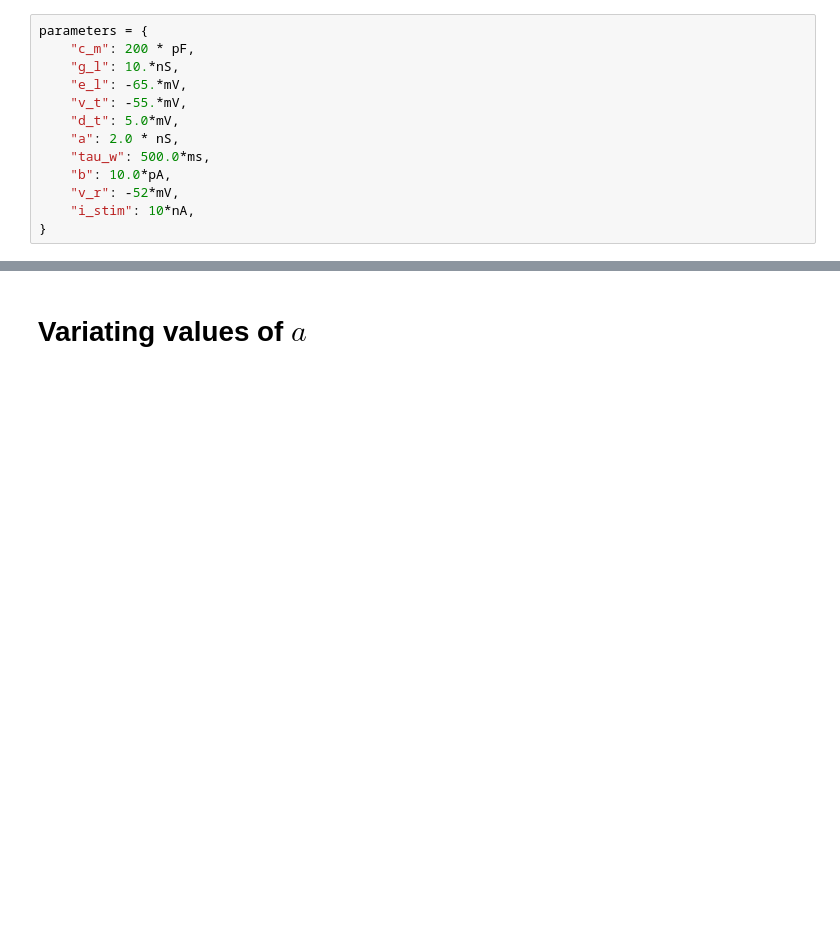
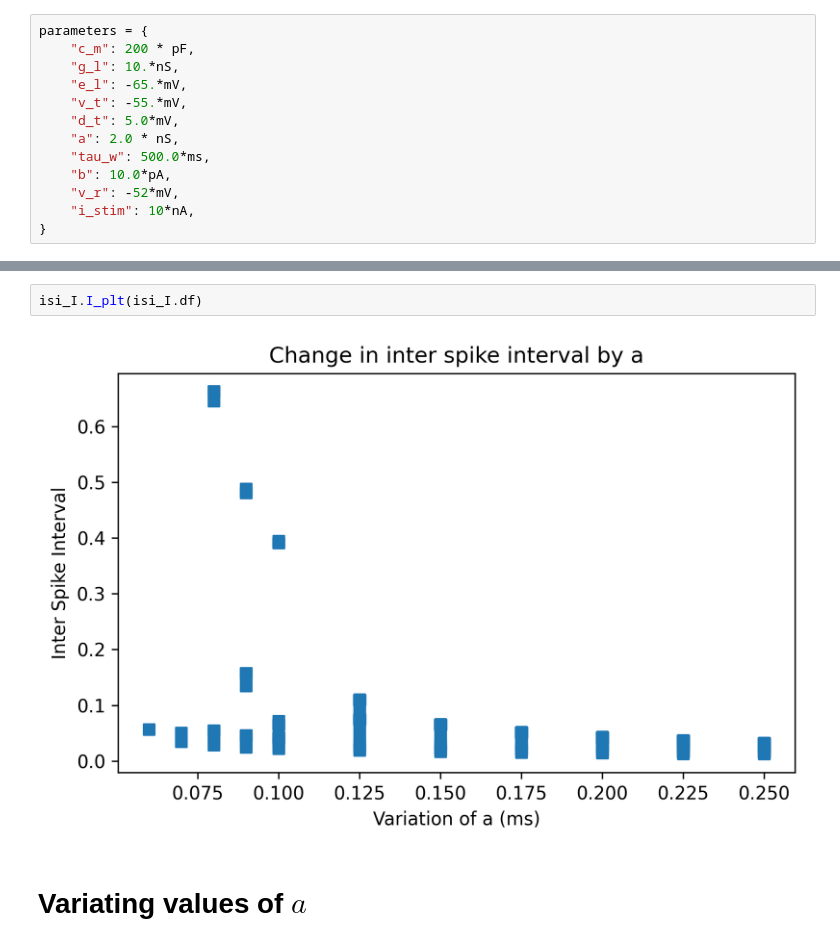
Before and after one commit to Jaffar-Hussein/ADEX, a Jupyter notebook: Models/neural_Adex_simulations.ipynb, the cells around one changed output, grey strips where cells are left out. Saved outputs shown, nothing was run; the diff lists cells and outputs as text; blank space fills up the shorter version.

```diff
--- a/Models/neural_Adex_simulations.ipynb
+++ b/Models/neural_Adex_simulations.ipynb
@@ -269,3 +293,7 @@ plt.show()
+# %%
+isi_I.I_plt(isi_I.df)
+# %% [output]
+[figure, added]
 # %% [markdown]
 # **Variating values of $a$**
 # %% [markdown]
```
Also changed, not shown: parts of 31 cells of this notebook, 4 other files.
